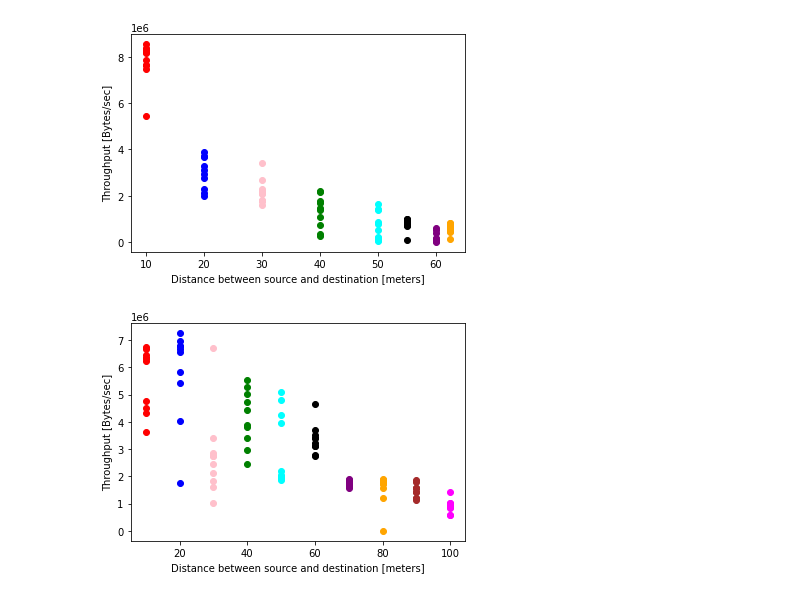
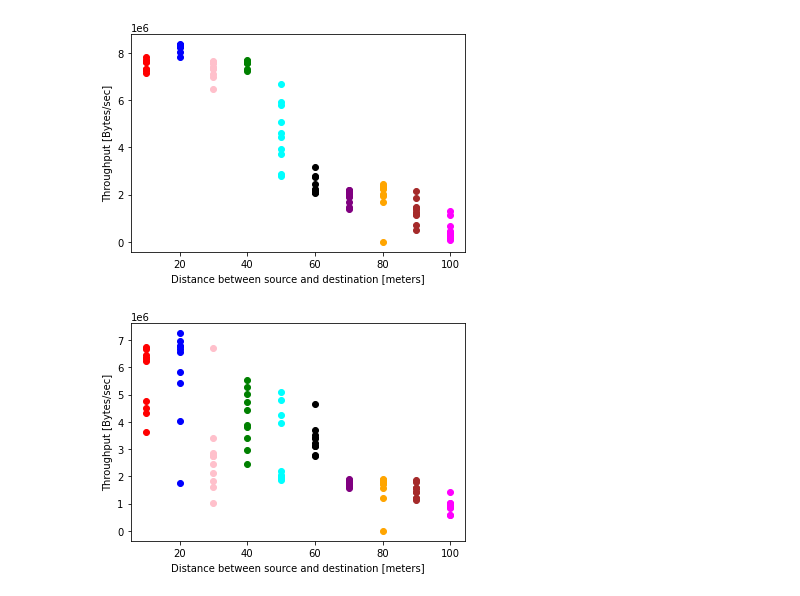
Before and after one commit to k00ziex/MastersThesis_FANETs_Fall_2022, a Jupyter notebook: Data_processing/Data_Visualization.ipynb, the cells around one changed output. Cells and saved outputs as stored; diff of their text form; code cells hidden in the pictures.

```diff
--- a/Data_processing/Data_Visualization.ipynb
+++ b/Data_processing/Data_Visualization.ipynb
@@ -255,38 +251,45 @@ def scatter_plot_iperf_bitrate(path, y_label, x_label, x_axis_values, color_dict
 # %%
 ############# DISTANCE EXPERIMENT - Visualization of Bitrate  #####################
 distance_file_iperf = "../Distance/Dongle/Single-hop/iperf_results_"
 distance_iperf_files = [distance_file_iperf + "10m.txt",
                         distance_file_iperf + "20m.txt",
                         distance_file_iperf + "30m.txt",
                         distance_file_iperf + "40m.txt",
                         distance_file_iperf + "50m.txt",
-                        distance_file_iperf + "55m.txt",
                         distance_file_iperf + "60m.txt",
-                        distance_file_iperf + "62-5m.txt"
+                        distance_file_iperf + "70m.txt",
+                        distance_file_iperf + "80m.txt",
+                        distance_file_iperf + "90m.txt",
+                        distance_file_iperf + "100m.txt"
                         ]
 y_label = "Throughput [Bytes/sec]"
 x_label = "Distance between source and destination [meters]"
 x_axis = [  10, 10, 10, 10, 10, 10, 10, 10, 10, 10,
             20, 20, 20, 20, 20, 20, 20, 20, 20, 20,
             30, 30, 30, 30, 30, 30, 30, 30, 30, 30,
             40, 40, 40, 40, 40, 40, 40, 40, 40, 40,
             50, 50, 50, 50, 50, 50, 50, 50, 50, 50,
-            55, 55, 55, 55, 55, 55, 55, 55, 55, 55,
             60, 60, 60, 60, 60, 60, 60, 60, 60, 60,
-            62.5, 62.5, 62.5, 62.5, 62.5, 62.5, 62.5, 62.5, 62.5, 62.5]
+            70, 70, 70, 70, 70, 70, 70, 70, 70, 70,
+            80, 80, 80, 80, 80, 80, 80, 80, 80, 80,
+            90, 90, 90, 90, 90, 90, 90, 90, 90, 90,
+            100, 100, 100, 100, 100, 100, 100, 100, 100, 100]
 
-color_dict = {10: 'red',
-        20: 'blue',
-        30: 'pink',
-        40: 'green',
-        50: 'cyan',
-        55: 'black',
-        60: 'purple',
-        62.5: 'orange'}
+color_dict = {
+    10: 'red',
+    20: 'blue',
+    30: 'pink',
+    40: 'green',
+    50: 'cyan',
+    60: 'black',
+    70: 'purple',
+    80: 'orange',
+    90: 'brown',
+    100: 'magenta'}
 
 scatter_plot_iperf_bitrate(distance_iperf_files,y_label,x_label,x_axis,color_dict)
 # %% [output]
-[figure, old version]
+[figure, new version]
 # %%
 ############# DISTANCE EXPERIMENT INTERFERENCE - Visualization of Bitrate  #####################
 distance_file_iperf = "../Distance/Dongle/Single-hop_interference/iperf_results_"
```
Also changed, not shown: parts of 3 cells of this notebook, 6 other files.
